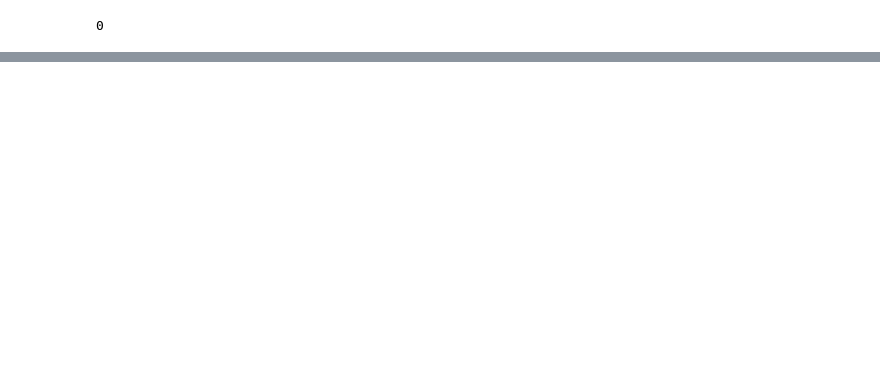
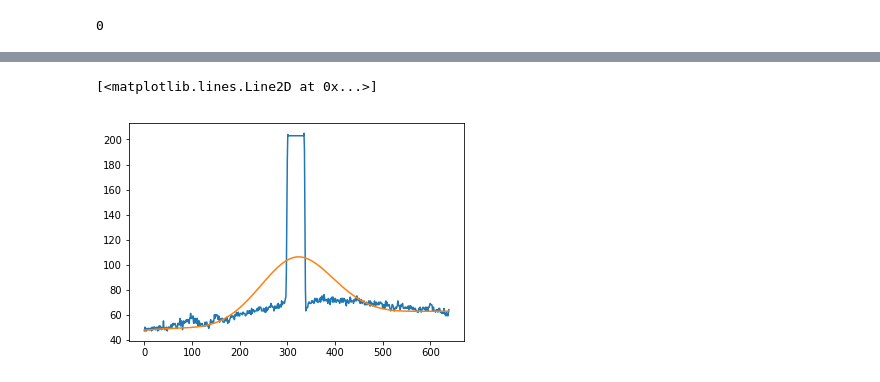
Before and after one commit to usc-a-team/raceon, a Jupyter notebook: detectionImages.ipynb, the cells around one changed output, grey strips where cells are left out. Cells and saved outputs as stored; diff of their text form; code cells hidden in the pictures; blank space fills up the shorter version.

```diff
--- a/detectionImages.ipynb
+++ b/detectionImages.ipynb
@@ -101,3 +101,11 @@ print(peaks[1])
+# %%
+plt.plot(images[0][285, :])
+b, a = butter(3, 0.007)
+Lf = filtfilt(b, a, images[0][285, :])
+plt.plot(Lf)
+# %% [output]
+[<matplotlib.lines.Line2D at 0x...>]
+[figure, added]
 # %%
 plt.imshow(images[2])
 print(peaks[2])
```
Also changed, not shown: parts of 6 cells of this notebook, 7 other files.
